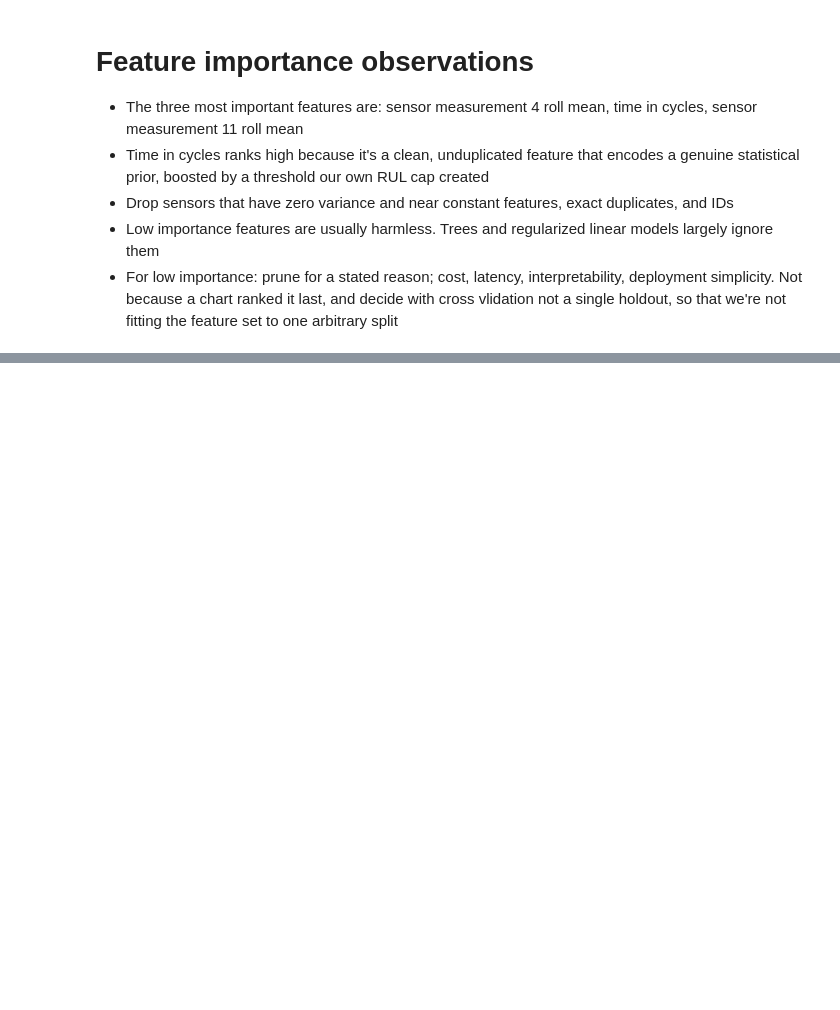
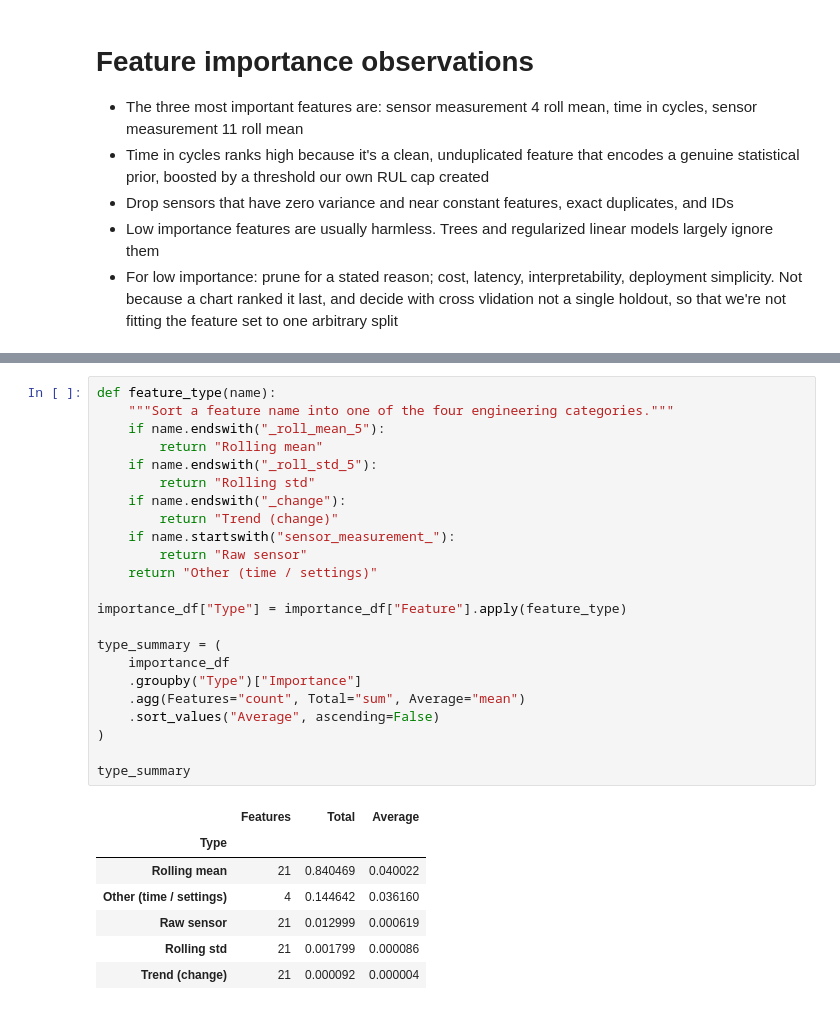
Before and after one commit to morgan-swe/Nasa-Rocket-Engine-Predictive-Maintenance, a Jupyter notebook: notebooks/06_model_training.ipynb, the cells around one changed output, grey strips where cells are left out. Cells and saved outputs as stored; diff of their text form; blank space fills up the shorter version.

Commit message:
Compare feature types

```diff
--- a/notebooks/06_model_training.ipynb
+++ b/notebooks/06_model_training.ipynb
@@ -492,0 +501,31 @@ importance_df.to_csv(
+# %%
+def feature_type(name):
+    """Sort a feature name into one of the four engineering categories."""
+    if name.endswith("_roll_mean_5"):
+        return "Rolling mean"
+    if name.endswith("_roll_std_5"):
+        return "Rolling std"
+    if name.endswith("_change"):
+        return "Trend (change)"
+    if name.startswith("sensor_measurement_"):
+        return "Raw sensor"
+    return "Other (time / settings)"
+
+importance_df["Type"] = importance_df["Feature"].apply(feature_type)
+
+type_summary = (
+    importance_df
+    .groupby("Type")["Importance"]
+    .agg(Features="count", Total="sum", Average="mean")
+    .sort_values("Average", ascending=False)
+)
+
+type_summary
+# %% [output]
+|  | Features | Total | Average |
+| Type |  |  |  |
+| Rolling mean | 21 | 0.840469 | 0.040022 |
+| Other (time / settings) | 4 | 0.144642 | 0.036160 |
+| Raw sensor | 21 | 0.012999 | 0.000619 |
+| Rolling std | 21 | 0.001799 | 0.000086 |
+| Trend (change) | 21 | 0.000092 | 0.000004 |
```
Also changed, not shown: parts of 1 cell of this notebook.
